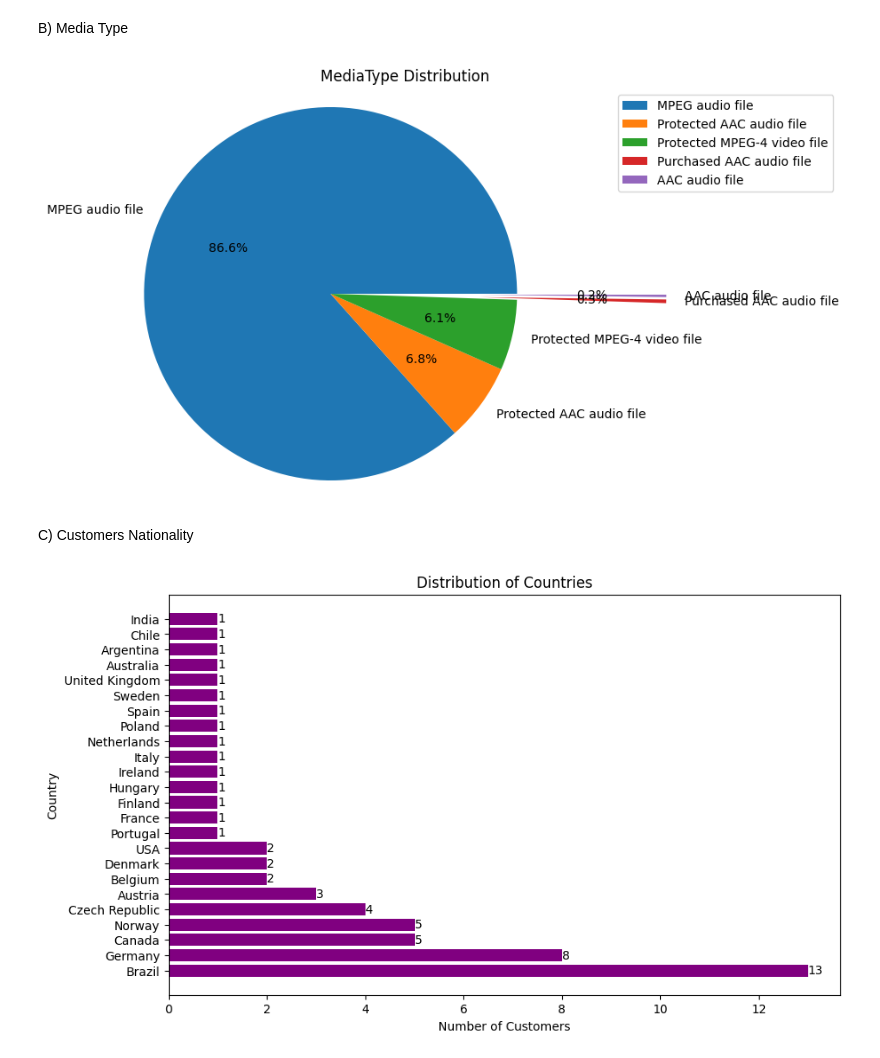
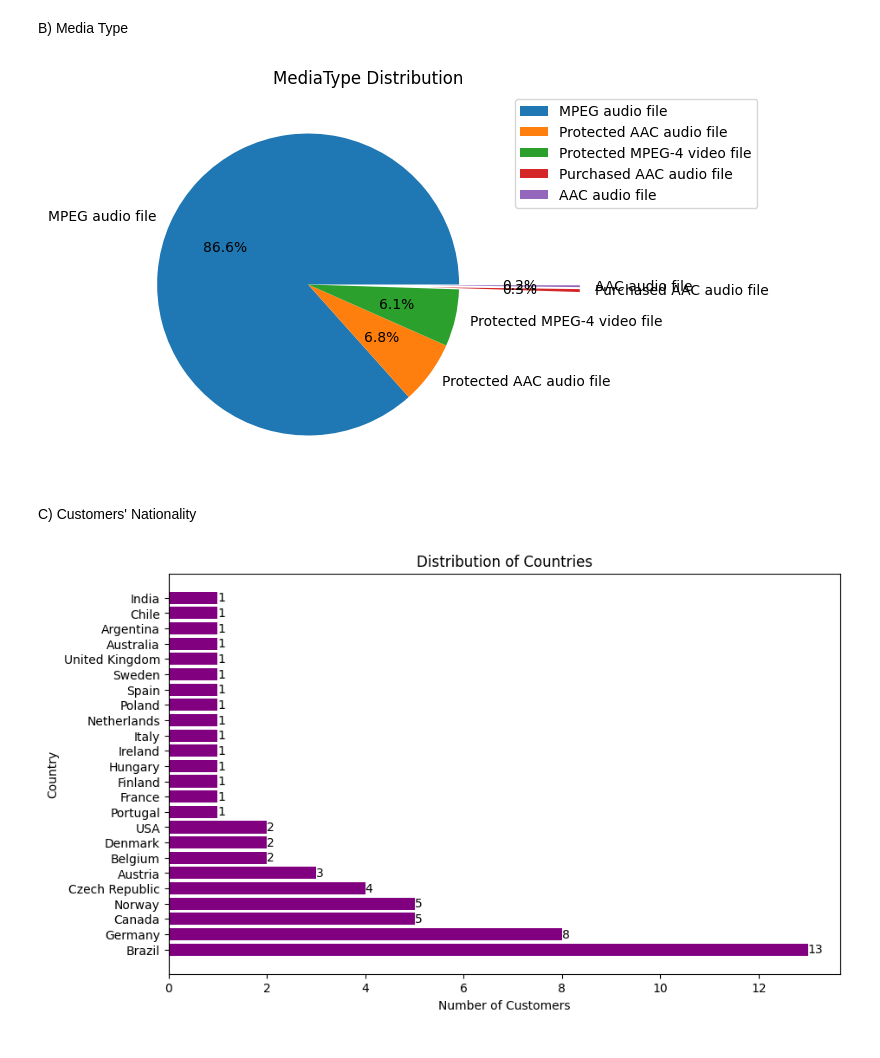
Before and after one commit to Mahlagha1994/Chinook, a Jupyter notebook: notebooks/Chinook Data Analysis.ipynb, the cells around one changed output. Drawn from its saved outputs; the diff is of its cells as text; code cells hidden in the pictures.

Commit message:
Complete Visualization for EDA

```diff
--- a/notebooks/Chinook Data Analysis.ipynb
+++ b/notebooks/Chinook Data Analysis.ipynb
@@ -166,19 +166,19 @@ plt.show()
 B) Media Type
 # %%
 # Pie Plot
-plt.figure(figsize=(10,6))
+plt.figure(figsize=(6,5))
 media_counts_tracks = Track['MediaTypeId'].value_counts()
 labels = MediaType['Name'].unique()
 explode = [0.8 if count < media_counts_tracks.max() * 0.05 else 0 for count in media_counts_tracks]
 plt.pie(media_counts_tracks, labels=labels, autopct='%1.1f%%', explode=explode)
 plt.title('MediaType Distribution')
 plt.axis('equal')
 plt.legend(loc='best', bbox_to_anchor=(0.8,1))
 plt.show()
 # %% [output]
-[figure, old version]
+[figure, new version]
 # %% [markdown]
-C) Customers Nationality
+C) Customers' Nationality
 # %%
 # Horizontal Bar Plot
 plt.figure(figsize=(10, 6))
```
Also changed, not shown: parts of 43 cells of this notebook.
